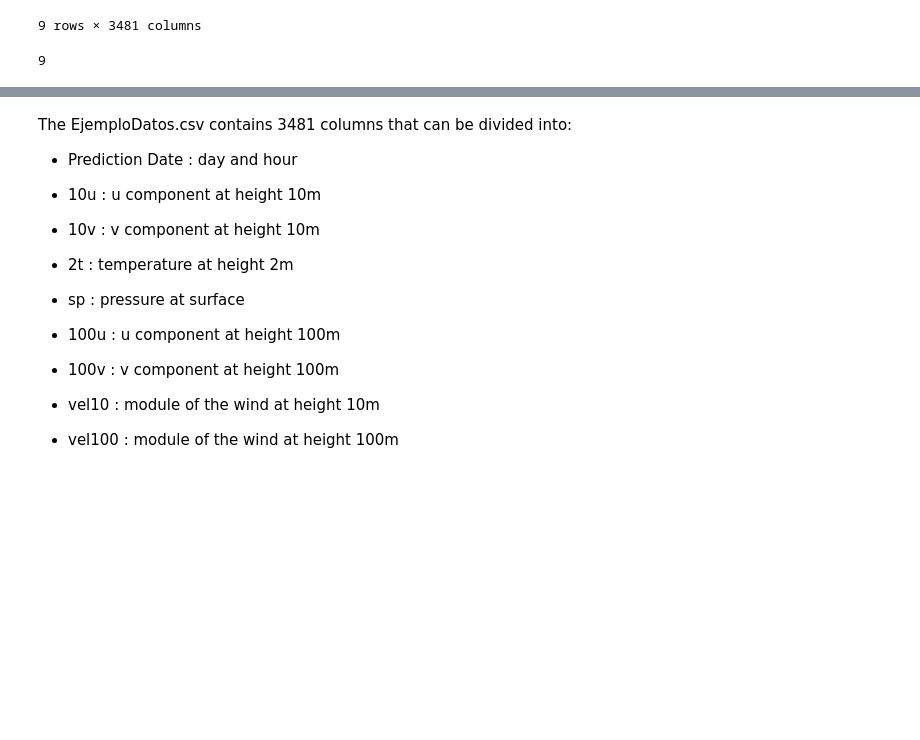
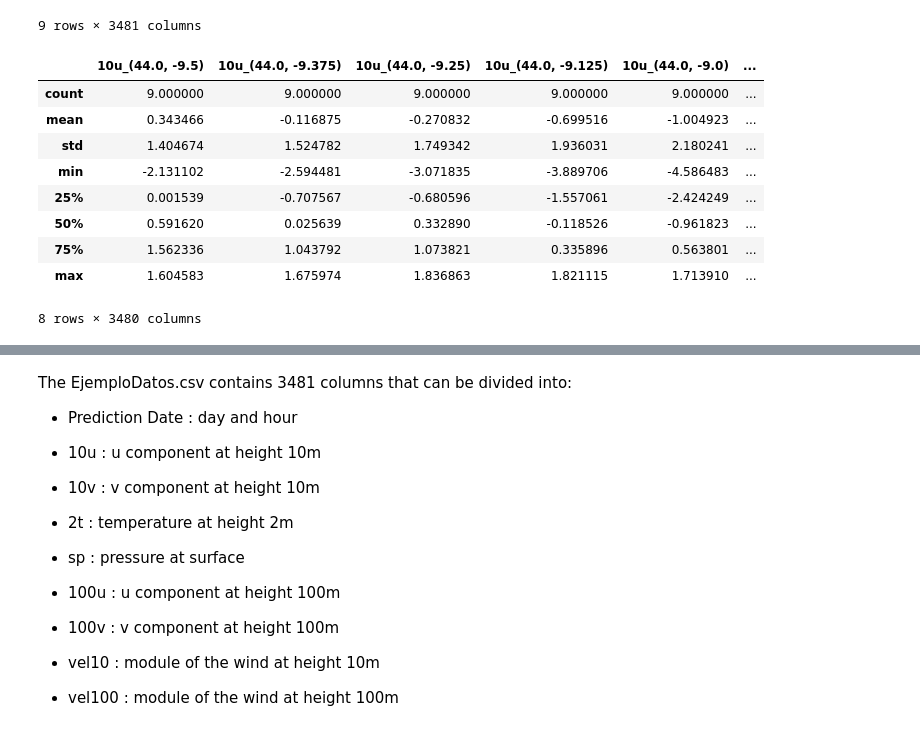
Before and after one commit to ignaciocordova/masters_thesis, a Jupyter notebook: arena/preparing_data/data_exploration.ipynb, the cells around one changed output, grey strips where cells are left out. Drawn from its saved outputs; the diff is of its cells as text; code cells hidden in the pictures; blank space fills up the shorter version.

```diff
--- a/arena/preparing_data/data_exploration.ipynb
+++ b/arena/preparing_data/data_exploration.ipynb
@@ -10,7 +12,7 @@ import torch.nn as nn
 # %% [markdown]
 ## Data
 # %%
-df = pd.read_csv('EjemploDatos.csv')
+df = pd.read_csv('EjemploDatos.csv', header=0)
 df
 # %% [output]
 |  | prediction date | 10u_(44.0, -9.5) | 10u_(44.0, -9.375) | 10u_(44.0, -9.25) | 10u_(44.0, -9.125) | ... |
@@ -24,7 +26,16 @@ df
 | 7 | 2016-01-01 07:00:00 | -1.633602 | -2.313046 | -3.071835 | -3.889706 | ... |
 | 8 | 2016-01-01 08:00:00 | 0.591620 | -0.265557 | -0.680596 | -1.557061 | ... |
 9 rows × 3481 columns
-# %%
-df.shape[0]
-# %% [output]
-9
+# %%
+df.describe()
+# %% [output]
+|  | 10u_(44.0, -9.5) | 10u_(44.0, -9.375) | 10u_(44.0, -9.25) | 10u_(44.0, -9.125) | 10u_(44.0, -9.0) | ... |
+| count | 9.000000 | 9.000000 | 9.000000 | 9.000000 | 9.000000 | ... |
+| mean | 0.343466 | -0.116875 | -0.270832 | -0.699516 | -1.004923 | ... |
+| std | 1.404674 | 1.524782 | 1.749342 | 1.936031 | 2.180241 | ... |
+| min | -2.131102 | -2.594481 | -3.071835 | -3.889706 | -4.586483 | ... |
+| 25% | 0.001539 | -0.707567 | -0.680596 | -1.557061 | -2.424249 | ... |
+| 50% | 0.591620 | 0.025639 | 0.332890 | -0.118526 | -0.961823 | ... |
+| 75% | 1.562336 | 1.043792 | 1.073821 | 0.335896 | 0.563801 | ... |
+| max | 1.604583 | 1.675974 | 1.836863 | 1.821115 | 1.713910 | ... |
+8 rows × 3480 columns
```
Also changed, not shown: parts of 3 cells of this notebook, 4 other files.
